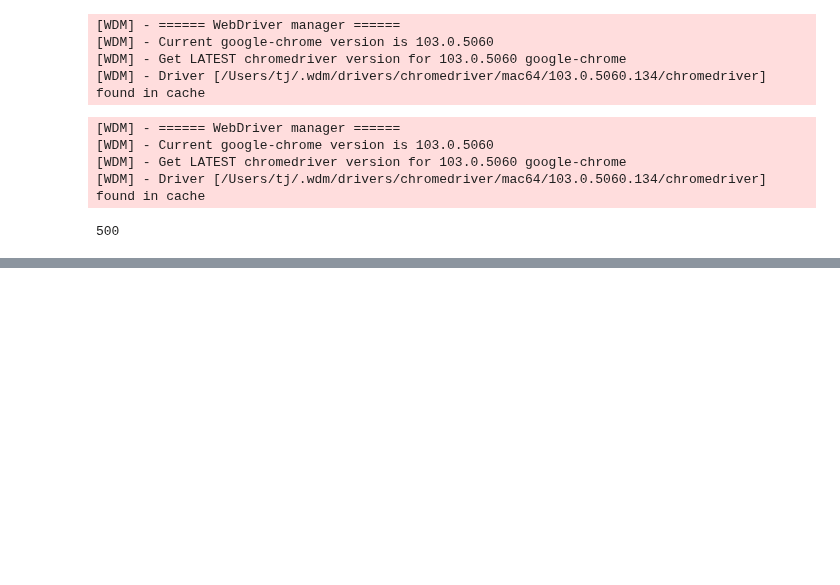
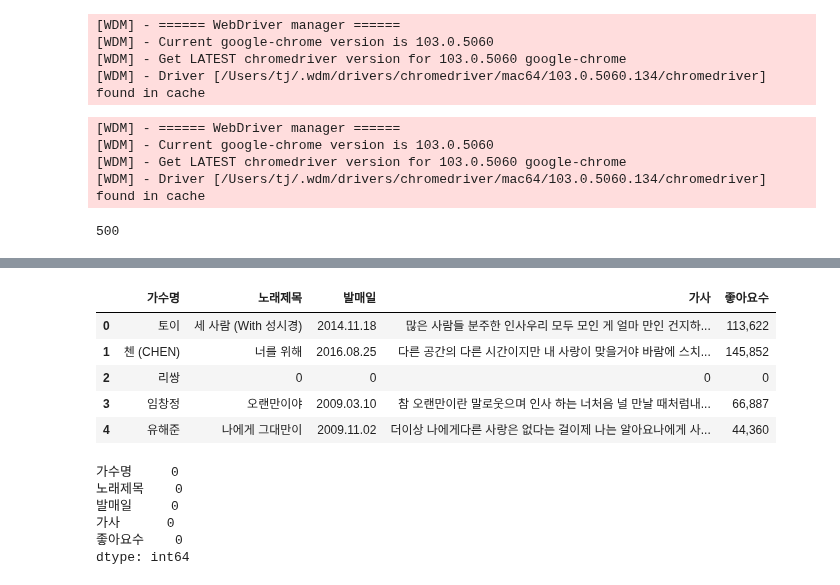
Before and after one commit to python-project-3Joe/python, a Jupyter notebook: Note/wyj.ipynb, the cells around one changed output, grey strips where cells are left out. Saved outputs shown, nothing was run; the diff lists cells and outputs as text; code cells hidden in the pictures; blank space fills up the shorter version.

```diff
--- a/Note/wyj.ipynb
+++ b/Note/wyj.ipynb
@@ -43,9 +34,9 @@ soup = BeautifulSoup(page_source, "html.parser")
 import time
 
 total_lists = []
-for page in list(range(1,500, 50)):
+for page in list(range(501,1000, 50)):
 
-  driver = webdriver.Chrome(service=Service(ChromeDriverManager().install()), options=chrome_options)
+  driver = webdriver.Chrome(service=Service(ChromeDriverManager().install()), options=options)
   driver.get('https://www.melon.com/genre/song_list.htm#params%5BgnrCode%5D=GN0100&params%5BdtlGnrCode%5D=&params%5BorderBy%5D=POP&params%5BsteadyYn%5D=N&po=pageObj&startIndex='+ str(page))
 
   time.sleep(1)
@@ -154,43 +145,39 @@ for songId in songId_list:
     page_source = driver.page_source
     soup = BeautifulSoup(page_source, "html.parser")
 
+    time.sleep(2)
+
     try:
+
         # 가수명 가져오기
         artist_name = soup.select_one('#downloadfrm > div > div > div.entry > div.info > div.artist > a > span:nth-child(1) ')
         singer_list.append(artist_name.string)
-
-        time.sleep(2)
 
         # 노래제목 가져오기
         song_name = soup.select_one("#downloadfrm > div > div > div.entry > div.info > div.song_name ")
         singName_list.append(song_name.text.strip().split('\n\t\t\t\t\t\t\t\n\t\t\t\t\t\t\t\n\t\t\t\t\t\t\t\n\t\t\t\t\t\t\t\n\t\t\t\t\t\t\t')[1])
 
-        time.sleep(2)
-
         # 발매일 가져오기
         date = soup.select_one('#downloadfrm > div > div > div.entry > div.meta > dl > dd:nth-child(4)')
         date_list.append(date.string)
 
-        time.sleep(2)
-
         # 가사 가져오기
         lyric = soup.select_one('#d_video_summary')
         lyrics_list.append(lyric.text.strip())
-
-        time.sleep(2)
 
         # 좋아요수 가져오기
         like = soup.select_one("#d_like_count")
         like_list.append(like.text)
 
         time.sleep(2)
-
     except:
         singer_list.append(0)
         singName_list.append(0)
         date_list.append(0)
         lyrics_list.append(0)
         like_list.append(0)
+
+        time.sleep(1)
 # %% [output]
 [WDM] - ====== WebDriver manager ======
 [WDM] - Current google-chrome version is 103.0.5060
@@ -208,9 +212,22 @@ ballad = {'가수명':singer_list, '노래제목':singName_list, '발매일':dat
 # %%
 import pandas as pd
 # %%
-ballad_top306 = pd.DataFrame(ballad)
-
-ballad_top306.head()
+ballad_top1000 = pd.DataFrame(ballad)
+ballad_top1000.head()
+# %% [output]
+|  | 가수명 | 노래제목 | 발매일 | 가사 | 좋아요수 |
+| 0 | 토이 | 세 사람 (With 성시경) | 2014.11.18 | 많은 사람들 분주한 인사우리 모두 모인 게 얼마 만인 건지하... | 113,622 |
+| 1 | 첸 (CHEN) | 너를 위해 | 2016.08.25 | 다른 공간의 다른 시간이지만 내 사랑이 맞을거야 바람에 스치... | 145,852 |
+| 2 | 리쌍 | 0 | 0 | 0 | 0 |
+| 3 | 임창정 | 오랜만이야 | 2009.03.10 | 참 오랜만이란 말로웃으며 인사 하는 너처음 널 만날 때처럼내... | 66,887 |
+| 4 | 유해준 | 나에게 그대만이 | 2009.11.02 | 더이상 나에게다른 사랑은 없다는 걸이제 나는 알아요나에게 사... | 44,360 |
 # %%
-ballad_top306.isnull().sum()
+ballad_top1000.isnull().sum()
+# %% [output]
+가수명     0
+노래제목    0
+발매일     0
+가사      0
+좋아요수    0
+dtype: int64
 # %%
```
Also changed, not shown: parts of 23 cells of this notebook, 2 other files.
